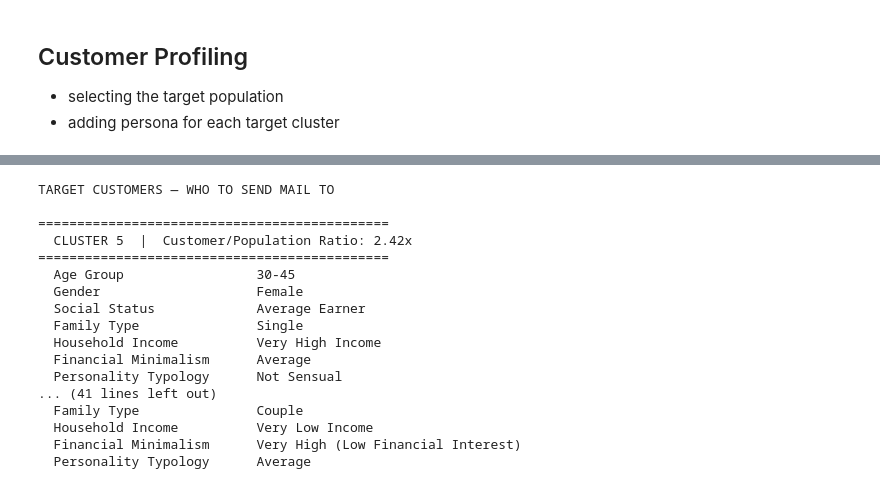
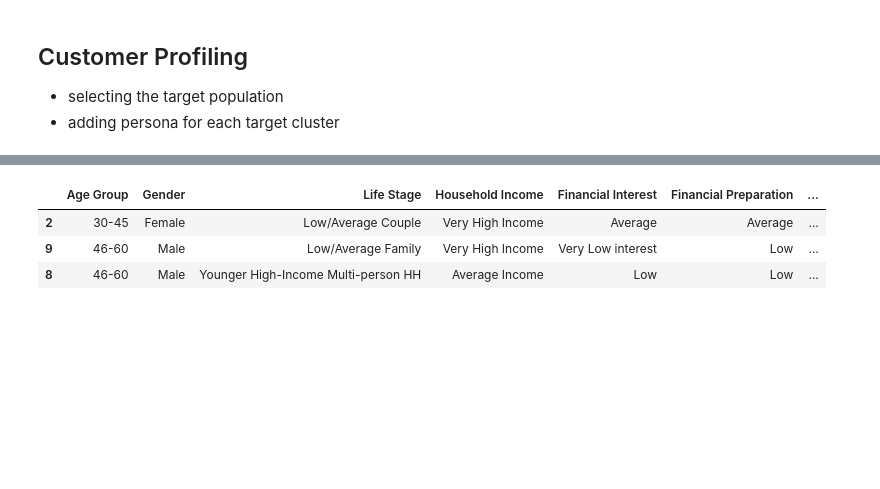
Before and after one commit to mohamed-295/UnsupervisedML_Project, a Jupyter notebook: UnsupervisedML_Project.ipynb, the cells around one changed output, grey strips where cells are left out. Cells and saved outputs as stored; diff of their text form; code cells hidden in the pictures; blank space fills up the shorter version.

```diff
--- a/UnsupervisedML_Project.ipynb
+++ b/UnsupervisedML_Project.ipynb
@@ -548,22 +446,25 @@ def decode_feature(col, val):
     else:
         return f"{val:.2f}"
 # %%
-# Building a persona for each cluster
+
 PERSONA_FEATURES = [
-    # Demographics
+    # Demographics (Essential)
     ('ALTERSKATEGORIE_GROB', 'Age Group'),
     ('ANREDE_KZ',            'Gender'),
-    ('LP_STATUS_GROB',       'Social Status'),
-    ('LP_FAMILIE_GROB',      'Family Type'),
 
-    # Financial
+    # Life Stage (Keep the rough scale only)
+    ('LP_LEBENSPHASE_GROB',  'Life Stage'),
+
+    # Financial (The most impactful)
     ('HH_EINKOMMEN_SCORE',   'Household Income'),
-    ('FINANZ_MINIMALIST',    'Financial Minimalism'),
+    ('FINANZ_MINIMALIST',    'Financial Interest'),
+    ('FINANZ_VORSORGER',     'Financial Preparation'),
 
-    # Personality
-    ('SEMIO_LUST',  'Personality Typology'),
+    # Generation & Environment
+    ('PRAEGENDE_JUGENDJAHRE','Generation'),
+    ('KBA13_ANZAHL_PKW',     'Car Density in Region'),
+    ('SEMIO_LUST',           'Personality: Sensual')
 ]
-
 personas = {}
 for cluster in cluster_profiles.index:
     data = cluster_profiles.loc[cluster]
@@ -572,45 +473,14 @@ for cluster in cluster_profiles.index:
         if col in data.index:
             persona[label] = decode_feature(col, data[col])
     personas[cluster] = persona
-# %%
-# Printing the target and non target personas
-target_clusters     = comparison_sorted.head(3).index.tolist()
-non_target_clusters = comparison_sorted.tail(2).index.tolist()
-
-print("TARGET CUSTOMERS — WHO TO SEND MAIL TO")
-
-for c in target_clusters:
-    ratio = comparison.loc[c, 'ratio']
-    print(f"\n{'='*45}")
-    print(f"  CLUSTER {c}  |  Customer/Population Ratio: {ratio:.2f}x")
-    print(f"{'='*45}")
-    for k, v in personas[c].items():
-        print(f"  {k:<25} {v}")
-
-print("NON-TARGET — WHO TO AVOID")
-
-for c in non_target_clusters:
-    ratio = comparison.loc[c, 'ratio']
-    print(f"\n{'='*45}")
-    print(f"  CLUSTER {c}  |  Customer/Population Ratio: {ratio:.2f}x")
-    print(f"{'='*45}")
-    for k, v in personas[c].items():
-        print(f"  {k:<25} {v}")
-# %% [output]
-TARGET CUSTOMERS — WHO TO SEND MAIL TO
-
-=============================================
-  CLUSTER 5  |  Customer/Population Ratio: 2.42x
-=============================================
-  Age Group                 30-45
-  Gender                    Female
-  Social Status             Average Earner
-  Family Type               Single
-  Household Income          Very High Income
-  Financial Minimalism      Average
-  Personality Typology      Not Sensual
-... (41 lines left out)
-  Family Type               Couple
-  Household Income          Very Low Income
-  Financial Minimalism      Very High (Low Financial Interest)
-  Personality Typology      Average
+# %%
+persona_df = pd.DataFrame(personas).T
+
+# defining the target clusters
+target_clusters     = comparison_sorted.head(3).index.tolist()
+display(persona_df.loc[target_clusters])
+# %% [output]
+|  | Age Group | Gender | Life Stage | Household Income | Financial Interest | Financial Preparation | ... |
+| 2 | 30-45 | Female | Low/Average Couple | Very High Income | Average | Average | ... |
+| 9 | 46-60 | Male | Low/Average Family | Very High Income | Very Low interest | Low | ... |
+| 8 | 46-60 | Male | Younger High-Income Multi-person HH | Average Income | Low | Low | ... |
```
Also changed, not shown: parts of 26 cells of this notebook.
